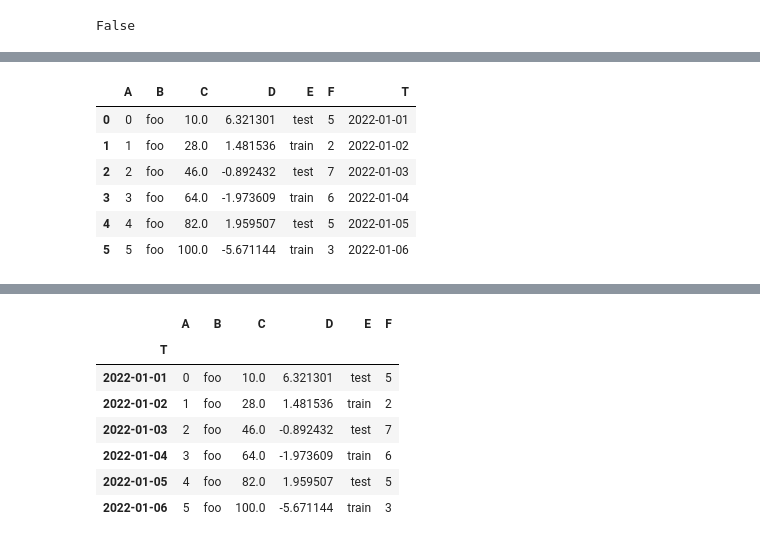
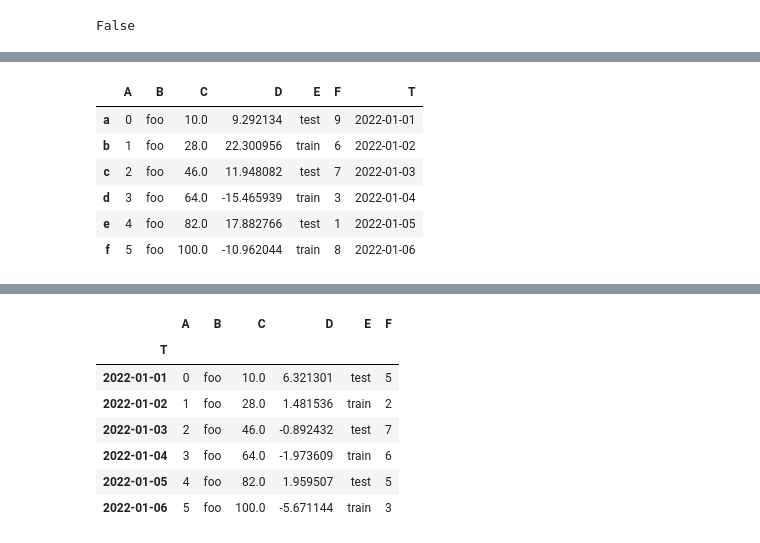
Before and after one commit to XiaojunSun/PythonNotes, a Jupyter notebook: LearnNumpy.ipynb, the cells around one changed output, grey strips where cells are left out. Drawn from its saved outputs; the diff is of its cells as text; code cells hidden in the pictures.

```diff
--- a/LearnNumpy.ipynb
+++ b/LearnNumpy.ipynb
@@ -523,21 +523,22 @@ titanic.to_csv('data/titanic.txt', sep='\t', index=False)
 # %%
 df = pd.DataFrame(
     {
         "A": list(range(6)),
         "B": "foo",
-        "C": pd.Series(np.linspace(10, 100, 6), index=list(range(6))),
+        "C": np.linspace(10, 100, 6),
         "D": np.random.randn(6)*10,
         "E": pd.Categorical(["test", "train", "test", "train", "test", "train"]),
         "F": np.random.randint(1,10,6),
         "T": pd.date_range("20220101", periods=6)
-    }
+    },
+    index=list('abcdef')
 )
 df
 # %% [output]
 |  | A | B | C | D | E | F | T |
-| 0 | 0 | foo | 10.0 | 6.321301 | test | 5 | 2022-01-01 |
-| 1 | 1 | foo | 28.0 | 1.481536 | train | 2 | 2022-01-02 |
-| 2 | 2 | foo | 46.0 | -0.892432 | test | 7 | 2022-01-03 |
-| 3 | 3 | foo | 64.0 | -1.973609 | train | 6 | 2022-01-04 |
-| 4 | 4 | foo | 82.0 | 1.959507 | test | 5 | 2022-01-05 |
-| 5 | 5 | foo | 100.0 | -5.671144 | train | 3 | 2022-01-06 |
+| a | 0 | foo | 10.0 | 9.292134 | test | 9 | 2022-01-01 |
+| b | 1 | foo | 28.0 | 22.300956 | train | 6 | 2022-01-02 |
+| c | 2 | foo | 46.0 | 11.948082 | test | 7 | 2022-01-03 |
+| d | 3 | foo | 64.0 | -15.465939 | train | 3 | 2022-01-04 |
+| e | 4 | foo | 82.0 | 17.882766 | test | 1 | 2022-01-05 |
+| f | 5 | foo | 100.0 | -10.962044 | train | 8 | 2022-01-06 |
```
Also changed, not shown: parts of 19 cells of this notebook, 25 other files.
